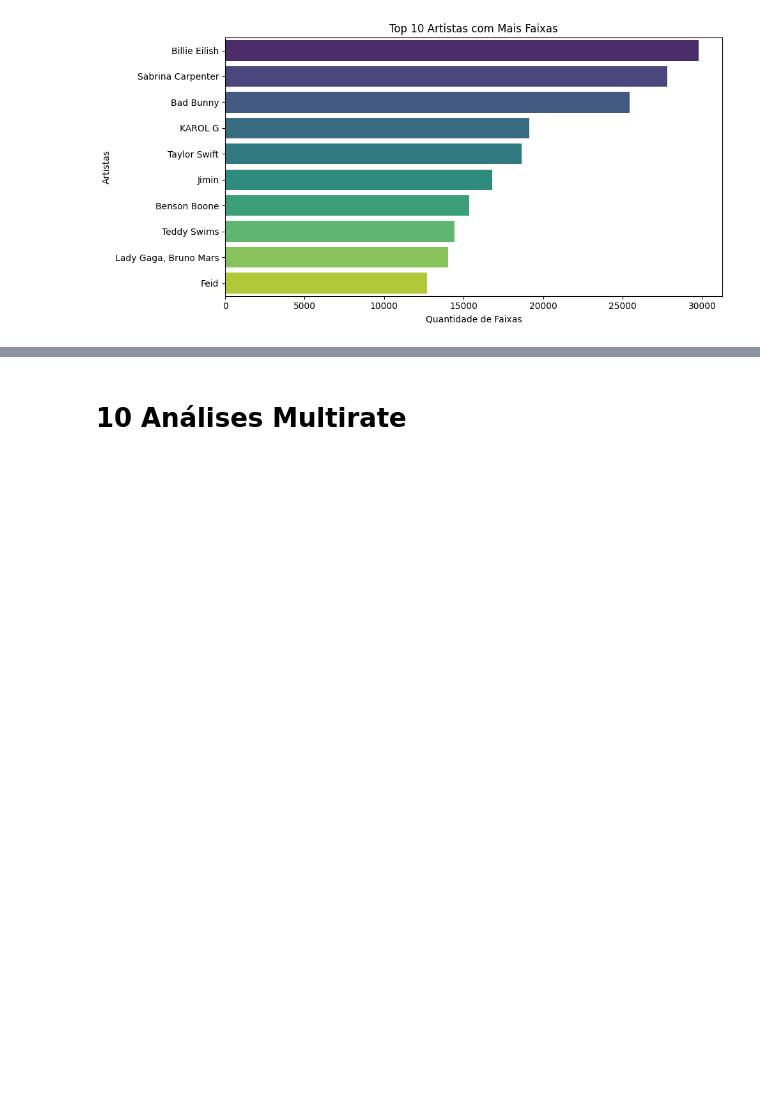
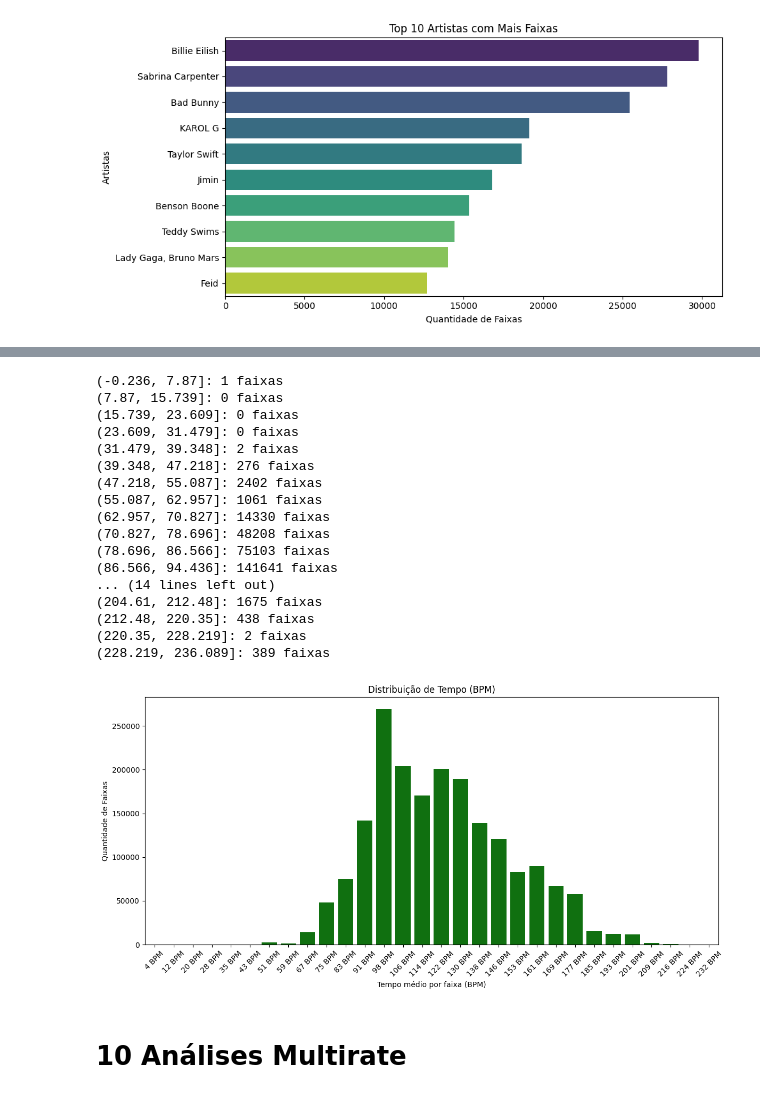
Before and after one commit to Henrick1/Projeto-Data-Science, a Jupyter notebook: Projeto.ipynb, the cells around one changed output, grey strips where cells are left out. Saved outputs shown, nothing was run; the diff lists cells and outputs as text; code cells hidden in the pictures; blank space fills up the shorter version.

```diff
--- a/Projeto.ipynb
+++ b/Projeto.ipynb
@@ -235,3 +342,47 @@ plt.show()
+# %%
+# tempo
+# Define os bins
+bins = 30
+df['tempo_bin'] = pd.cut(df['tempo'], bins=bins)
+
+# Conta as faixas por intervalo
+tempo_counts = df['tempo_bin'].value_counts().sort_index()
+
+# Imprime no console
+for interval, count in tempo_counts.items():
+    print(f"{interval}: {count} faixas")
+
+# Rótulos simples: valor médio do intervalo (arredondado)
+labels = [f"{(interval.left + interval.right)/2:.0f} BPM" for interval in tempo_counts.index]
+
+# Plota o gráfico
+plt.figure(figsize=(12,6))
+sns.barplot(x=labels, y=tempo_counts.values, color='green')
+plt.xticks(rotation=45)
+plt.title("Distribuição de Tempo (BPM)")
+plt.xlabel("Tempo médio por faixa (BPM)")
+plt.ylabel("Quantidade de Faixas")
+plt.tight_layout()
+plt.show()
+# %% [output]
+(-0.236, 7.87]: 1 faixas
+(7.87, 15.739]: 0 faixas
+(15.739, 23.609]: 0 faixas
+(23.609, 31.479]: 0 faixas
+(31.479, 39.348]: 2 faixas
+(39.348, 47.218]: 276 faixas
+(47.218, 55.087]: 2402 faixas
+(55.087, 62.957]: 1061 faixas
+(62.957, 70.827]: 14330 faixas
+(70.827, 78.696]: 48208 faixas
+(78.696, 86.566]: 75103 faixas
+(86.566, 94.436]: 141641 faixas
+... (14 lines left out)
+(204.61, 212.48]: 1675 faixas
+(212.48, 220.35]: 438 faixas
+(220.35, 228.219]: 2 faixas
+(228.219, 236.089]: 389 faixas
+[figure, added]
 # %% [markdown]
 # 10 Análises Multirate
 # %% [markdown]
```
Also changed, not shown: parts of 4 cells of this notebook.
